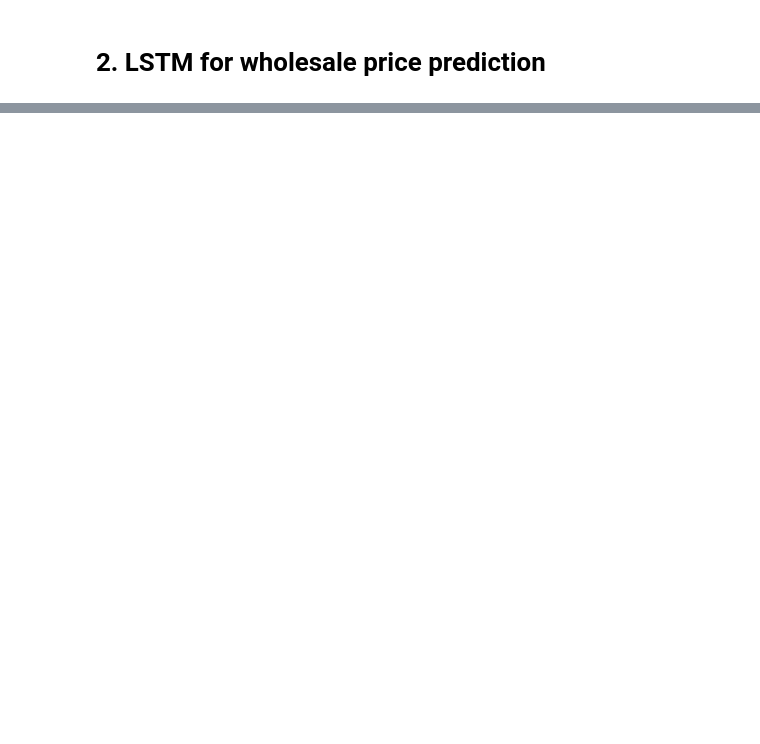
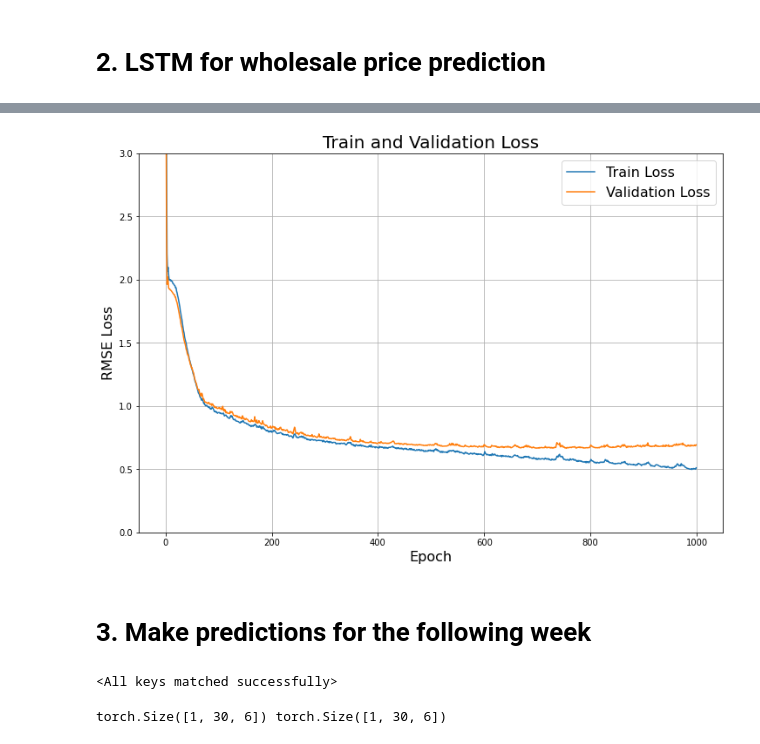
Before and after one commit to Virgil-L/SD6101_Project, a Jupyter notebook: src/Q2_modeling_lstm.ipynb, the cells around one changed output, grey strips where cells are left out. Cells and saved outputs as stored; diff of their text form; code cells hidden in the pictures; blank space fills up the shorter version.

```diff
--- a/src/Q2_modeling_lstm.ipynb
+++ b/src/Q2_modeling_lstm.ipynb
@@ -102,15 +117,6 @@ for epoch in range(num_epochs):
     train_loss.append(epoch_train_loss)
     val_loss.append(epoch_val_loss.item())
 
-    if (epoch+1) % 50 == 0:
+    if (epoch+1) % 50 == 0 or epoch == 0:
         print(f'Epoch [{epoch+1}/{num_epochs}], Train Loss: {epoch_train_loss:.4f}, Validation Loss: {epoch_val_loss:.4f}')
-
-# Test the model on new data (you can replace this with your own test data)
-# test_input = torch.FloatTensor(np.random.rand(10, m, t))
-# with torch.no_grad():
-#     predicted_output = model(test_input)
-
-# Print the predicted output
-# print("Predicted Output:")
-# print(predicted_output.numpy())
 # %%
@@ -174,3 +177,20 @@ ax.plot(y_true[0].reshape(-1), label='True')
 ax.plot(y_pred[0].reshape(-1), label='Predicted')
 # %% [markdown]
 # 2. LSTM for wholesale price prediction
+# %%
+# average wholesale price
+price_data = daily_category_sales['cost_sum'] / daily_category_sales['quantity_sum']
+price_data.fillna(0, inplace=True)
+
+lag = 30
+X = np.array([np.array(price_data.iloc[idx-lag:idx,]) for idx in range(lag, price_data.shape[0]-7, 1)])
+y = np.array([np.array(price_data.iloc[idx:idx+7,]) for idx in range(lag, price_data.shape[0]-7, 1)])
+
+X_train, X_val, y_train, y_val = train_test_split(X, y, test_size=0.3, shuffle=True, random_state=42)
+
+X_train_tensor = torch.FloatTensor(X_train).to(device)
+y_train_tensor = torch.FloatTensor(y_train).to(device)
+X_val_tensor = torch.FloatTensor(X_val).to(device)
+y_val_tensor = torch.FloatTensor(y_val).to(device)
+print(X_train_tensor.shape, y_train_tensor.shape)
+# (batch, seq_len, input_size)
@@ -176,0 +199,6 @@ ax.plot(y_pred[0].reshape(-1), label='Predicted')
+# %%
+model = MultiLSTM(input_size, hidden_size, output_size, output_seq_len).to(device)
+print(model)
+
+criterion = nn.MSELoss()
+optimizer = optim.Adam(model.parameters(), lr=0.001)
@@ -176,0 +266,13 @@ ax.plot(y_pred[0].reshape(-1), label='Predicted')
+# %%
+fig, ax = plt.subplots(figsize=(12, 8))
+ax.plot(train_loss, label='Train Loss')
+ax.plot(val_loss, label='Validation Loss')
+ax.set_xlabel('Epoch', fontsize=16)
+ax.set_ylabel('RMSE Loss', fontsize=16)
+ax.set_title('Train and Validation Loss',fontsize=20)
+ax.set_ylim(0, 3)
+ax.legend(fontsize=16)
+ax.grid(True)
+plt.show()
+# %% [output]
+[figure, added]
@@ -176,0 +294,19 @@ ax.plot(y_pred[0].reshape(-1), label='Predicted')
+# %% [markdown]
+# 3. Make predictions for the following week
+# %%
+lstm1 = MultiLSTM(input_size, hidden_size, output_size, output_seq_len).to(device)
+lstm1.load_state_dict(torch.load('../model/lstm1_for_category_sales_volume.pt'))
+lstm2 = MultiLSTM(input_size, hidden_size, output_size, output_seq_len).to(device)
+lstm2.load_state_dict(torch.load('../model/lstm2_for_category_wholesale_price.pt'))
+# %% [output]
+<All keys matched successfully>
+# %%
+pred_X1 = quantity_data.iloc[-lag:,].values.reshape(1, lag, input_size)
+pred_X1_tensor = torch.FloatTensor(pred_X1).to(device)
+
+pred_X2 = price_data.iloc[-lag:,].values.reshape(1, lag, input_size)
+pred_X2_tensor = torch.FloatTensor(pred_X2).to(device)
+
+print(pred_X1_tensor.shape, pred_X2_tensor.shape)
+# %% [output]
+torch.Size([1, 30, 6]) torch.Size([1, 30, 6])
```
Also changed, not shown: parts of 16 cells of this notebook, 12 other files.
